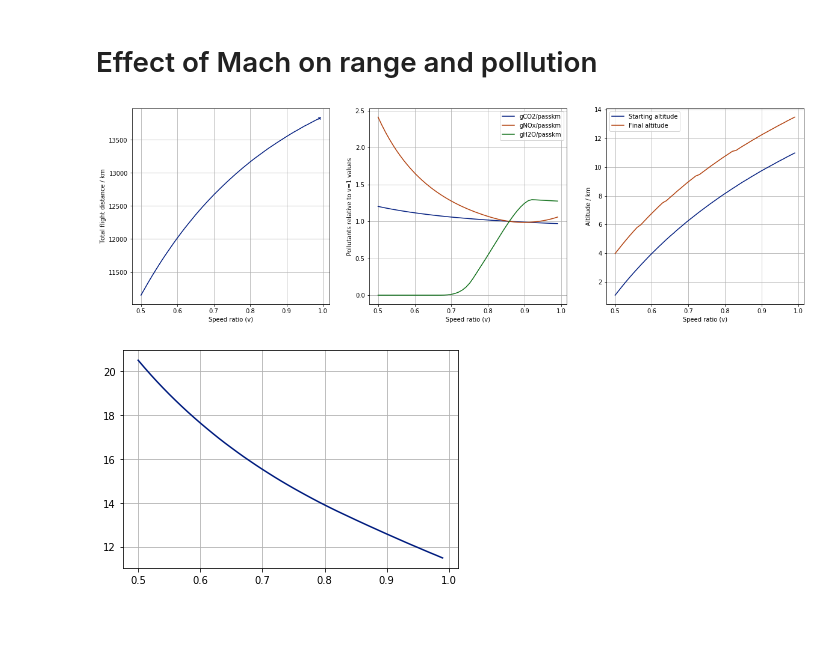
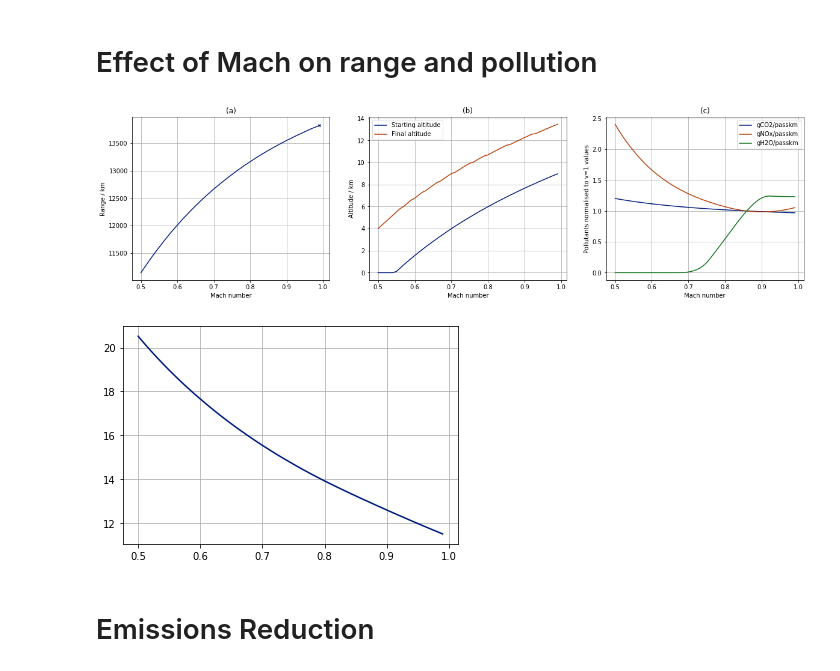
Before and after one commit to elbertwang00/4A7-Courseworks, a Jupyter notebook: Coursework 2 - Aviation and the Environment/coursework2.ipynb, the cells around one changed output. Saved outputs shown, nothing was run; the diff lists cells and outputs as text; code cells hidden in the pictures; blank space fills up the shorter version.

```diff
--- a/Coursework 2 - Aviation and the Environment/coursework2.ipynb
+++ b/Coursework 2 - Aviation and the Environment/coursework2.ipynb
@@ -348,5 +515,10 @@ v = 1.000 | Start altitude: 9.50 | Distance flown: 13067 km | CO2 pollution: 72.
 # %%
-def findAlt4CruiseMach(vRat, MCruise):
+def findAlt4CruiseMach(vRat, MCruise, W_F=-1, W_E=-1, W_P=-1):
+    if W_F != -1:
+        W = (W_E + W_P + W_F)*0.985
+    else:
+        W = 220000*0.985
+
     betaOpt = 1/21.176
 
     beta = 0.5 * betaOpt * (vRat**2 + 1/vRat**2)
@@ -356,7 +528,7 @@ def findAlt4CruiseMach(vRat, MCruise):
     else:
         Cl = (beta - (beta**2 - 4*0.0446*0.0125)**0.5) / (2*0.0446)
 
-    pRatio = 2*(220000-74000*0.015)*9.81 / (p_sl * Cl * 1.4 * MCruise**2 * 315)
+    pRatio = 2*W*9.81 / (p_sl * Cl * 1.4 * MCruise**2 * 315)
 
     diffP = [abs(p - pRatio) for p in pRat]
 
@@ -366,10 +538,10 @@ def findAlt4CruiseMach(vRat, MCruise):
 
     return h
 # %%
-def simulateSteppedCruise(aircraftSpecs, vRat, startAlt, climbMachThresh, climbAlt, limitAlt=-1, suppressStats=False):
+def simulateSteppedCruise(aircraftSpecs, startAlt, climbMachThresh, climbAlt, limitAlt=-1, suppressStats=False):
     aircraft = Aircraft(aircraftSpecs)
     aircraft.dontCheckMach = True
-    aircraft.vRat = vRat
+    alt = startAlt
 
     timeData = {'distances':[],
     'altitudes':[],
@@ -388,8 +560,6 @@ def simulateSteppedCruise(aircraftSpecs, vRat, startAlt, climbMachThresh, climbA
     'W_H2Os':[],
     'cumContrailChances':[],
     'W_H2OContrails':[]}
-
-    alt = startAlt
 
     while aircraft.W_F > 0:
         aircraft.updateAllFlightValues(alt, ft=False)
@@ -417,6 +587,7 @@ def simulateSteppedCruise(aircraftSpecs, vRat, startAlt, climbMachThresh, climbA
             alt += climbAlt
             if limitAlt!=-1 and alt > limitAlt:
                 alt = limitAlt
+            # aircraft.vRat = vHMax[np.where(np.round(hRangeOptv,1)==round(alt,1))[0][0]]
 
     timeData['gCO2PPKM'] = timeData['W_CO2s'][-1]/(240*timeData['distances'][-1])
     timeData['gNOxPPKM'] = timeData['W_NOXs'][-1]/(240*timeData['distances'][-1])
@@ -602,7 +806,8 @@ plt.show()
 # Effect of Mach on range and pollution
 # %%
 MRange = np.arange(0.5,1,0.01)
-vRat = 1.1
+
+aircraftSpecs['vRat'] = 1.1
 
 totDists = []
 avgHs = []
@@ -615,60 +820,67 @@ flightTimes = []
 
 # Baseline figures at vRat = 1
 hStart = findAlt4CruiseMach(vRat, 0.85)
-timeData = simulateSteppedCruise(aircraftSpecs, vRat, hStart, 0.849, 0.1, suppressStats=True)
+timeData = simulateSteppedCruise(aircraftSpecs, hStart, 0.849, 0.1, suppressStats=True)
 gCO2PPKM_base = timeData['gCO2PPKM']
 gNOxPPKM_base = timeData['gNOxPPKM']
 gH2OPPKM_base = timeData['gH2OPPKM']
 
 
-plt.figure(figsize=[20,6])
+plt.figure(figsize=[20,5])
 ax1 = plt.subplot(1,3,1)
 ax2 = plt.subplot(1,3,2)
 ax3 = plt.subplot(1,3,3)
 
 for M in MRange:
     hStart = findAlt4CruiseMach(vRat, M)
-    timeData = simulateSteppedCruise(aircraftSpecs, vRat, hStart, M-0.01, 0.1, suppressStats=True)
+    timeData = simulateSteppedCruise(aircraftSpecs, hStart, M-0.01, 0.1, suppressStats=True)
 
     totDists.append(timeData['distances'][-1])
     avgHs.append(np.mean(timeData['Hs']))
     gCO2PPKMs.append(timeData['gCO2PPKM'] / gCO2PPKM_base)
     gNOxPPKMs.append(timeData['gNOxPPKM'] / gNOxPPKM_base)
     gH2OPPKMs.append(timeData['gH2OPPKM'] / gH2OPPKM_base)
     startAlts.append(timeData['altitudes'][0])
     finalAlts.append(timeData['altitudes'][-1])
     flightTimes.append(timeData['timeTo12000']/3600)
 
 
 ax1.plot(MRange, totDists, label='Total distance travelled / km')
-# ax1.plot(vRatRange, avgHs, label='Average H value throughout flight / km')
 ax1.scatter(round(MRange[totDists.index(max(totDists))], 3), round(max(totDists), 3), marker='x', s=15)
-# ax1.scatter(round(vRatRange[avgHs.index(max(avgHs))], 3), round(max(avgHs), 3), marker='x', s=15)
-# ax1.legend()
+
+ax1.set_title('(a)')
 ax1.grid()
-ax1.set_xlabel('Speed ratio (v)')
-ax1.set_ylabel('Total flight distance / km')
+ax1.set_xlabel('Mach number')
+ax1.set_ylabel('Range / km')
 
-ax2.plot(MRange, gCO2PPKMs, label='gCO2/passkm')
-ax2.plot(MRange, gNOxPPKMs, label='gNOx/passkm')
-ax2.plot(MRange, gH2OPPKMs, label='gH2O/passkm')
+ax2.plot(MRange, startAlts, label='Starting altitude')
+ax2.plot(MRange, finalAlts, label='Final altitude')
+
+ax2.set_title('(b)')
 ax2.legend()
 ax2.grid()
-ax2.set_xlabel('Speed ratio (v)')
-ax2.set_ylabel('Pollutants relative to v=1 values')
+ax2.set_xlabel('Mach number')
+ax2.set_ylabel('Altitude / km')
 
-ax3.plot(MRange, startAlts, label='Starting altitude')
-ax3.plot(MRange, finalAlts, label='Final altitude')
+ax3.plot(MRange, gCO2PPKMs, label='gCO2/passkm')
+ax3.plot(MRange, gNOxPPKMs, label='gNOx/passkm')
+ax3.plot(MRange, gH2OPPKMs, label='gH2O/passkm')
+
+ax3.set_title('(c)')
 ax3.legend()
 ax3.grid()
-ax3.set_xlabel('Speed ratio (v)')
-ax3.set_ylabel('Altitude / km')
+ax3.set_xlabel('Mach number')
+ax3.set_ylabel('Pollutants normalised to v=1 values')
 
 plt.show()
 
 plt.plot(MRange, flightTimes)
 plt.grid()
 plt.show()
+
+aircraftSpecs['vRat'] = 1
 # %% [output]
-[figure, old version]
+[figure, new version]
 [figure]
+# %% [markdown]
+# Emissions Reduction
```
Also changed, not shown: parts of 25 cells of this notebook, 1 other file.
